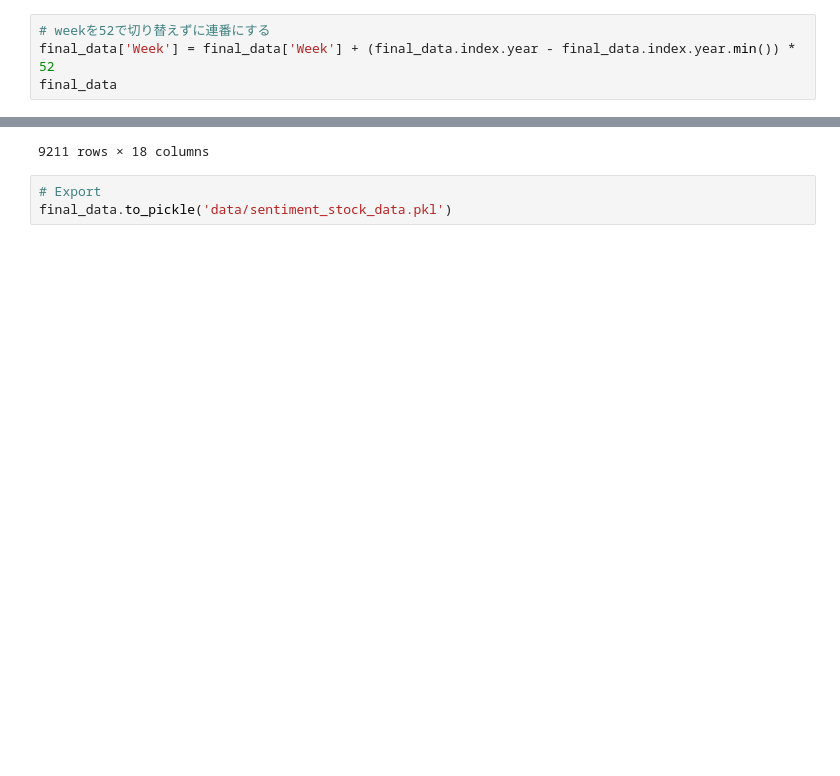
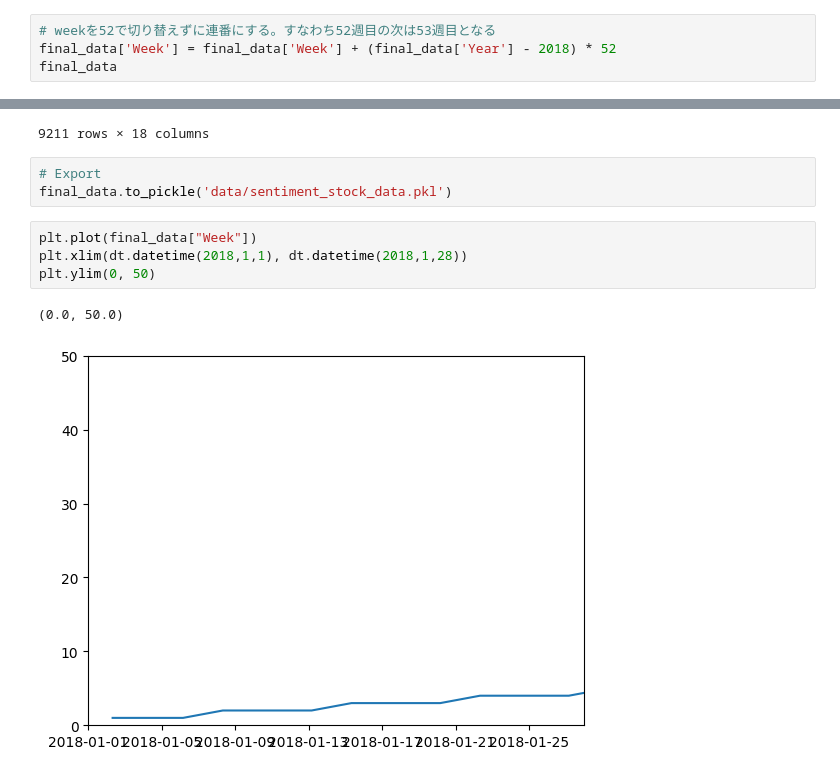
Before and after one commit to Byo0923/World_mode_G30, a Jupyter notebook: create_technical_data.ipynb, the cells around one changed output, grey strips where cells are left out. Drawn from its saved outputs; the diff is of its cells as text; blank space fills up the shorter version.

```diff
--- a/create_technical_data.ipynb
+++ b/create_technical_data.ipynb
@@ -241,8 +241,8 @@ final_data
 | 2023-11-01 04:00:00 | 14484.45 | 14503.05 | 14466.70 | 14470.60 | -0.000956 | -0.000957 | 14356.3625 | 14411.761634 | 84.5675 | 14490.856753 | ... |
 9211 rows × 18 columns
 # %%
-# weekを52で切り替えずに連番にする
-final_data['Week'] = final_data['Week'] + (final_data.index.year - final_data.index.year.min()) * 52
+# weekを52で切り替えずに連番にする。すなわち52週目の次は53週目となる
+final_data['Week'] = final_data['Week'] + (final_data['Year'] - 2018) * 52
 final_data
 # %% [output]
 |  | open_mid | high_mid | low_mid | close_mid | pct_change | log_change | 20SMA | 20EMA | 20ATR | 20Upper | ... |
@@ -262,3 +262,10 @@ final_data
 # %%
 # Export
 final_data.to_pickle('data/sentiment_stock_data.pkl')
+# %%
+plt.plot(final_data["Week"])
+plt.xlim(dt.datetime(2018,1,1), dt.datetime(2018,1,28))
+plt.ylim(0, 50)
+# %% [output]
+(0.0, 50.0)
+[figure, added]
```
Also changed, not shown: parts of 1 cell of this notebook, 6 other files.
